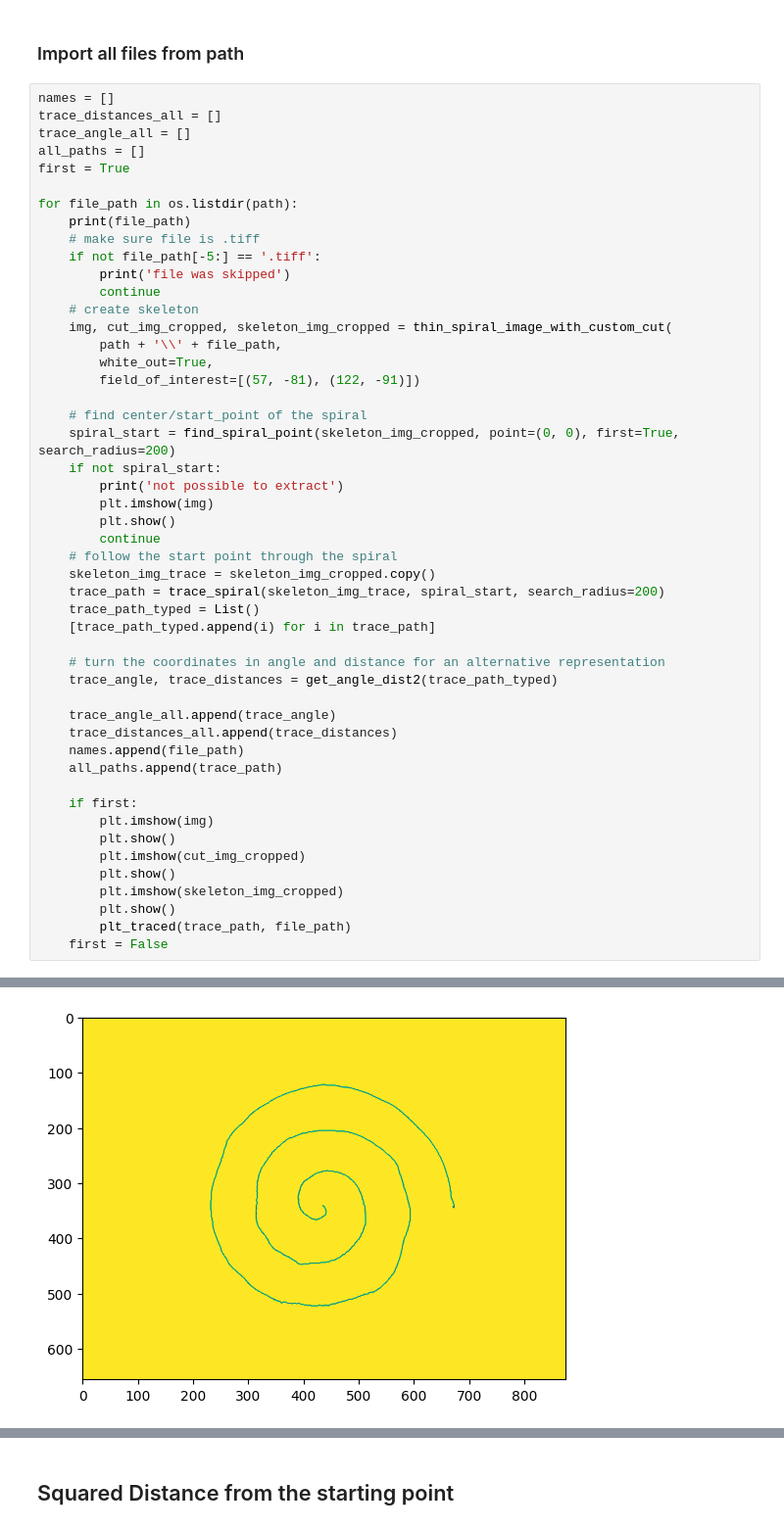
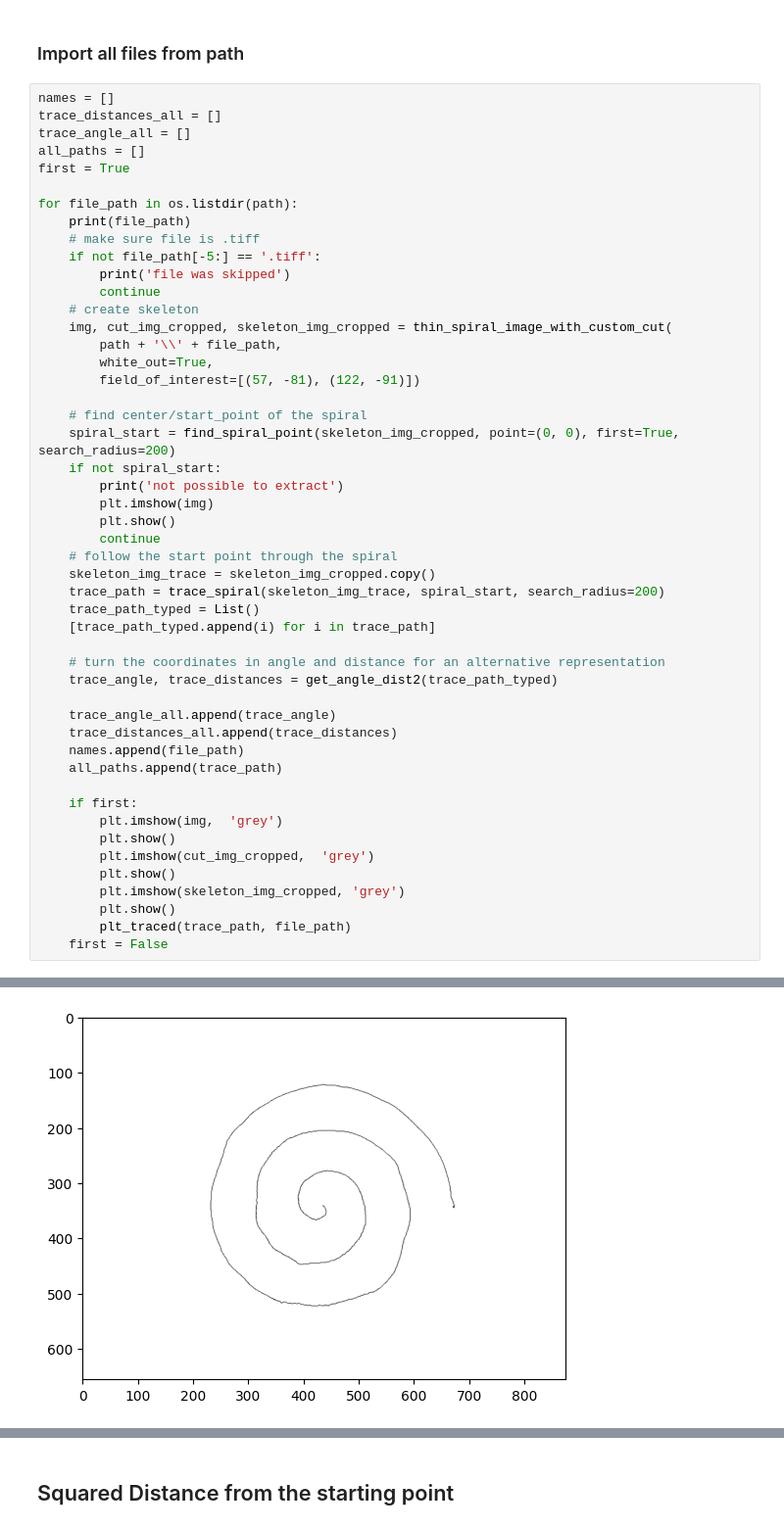
Before and after one commit to Falk0/AIA, a Jupyter notebook: run_all_files_cleaned.ipynb, the cells around one changed output, grey strips where cells are left out. Shown at 98% size. Drawn from its saved outputs; the diff is of its cells as text.

```diff
--- a/run_all_files_cleaned.ipynb
+++ b/run_all_files_cleaned.ipynb
@@ -64,11 +64,11 @@ for file_path in os.listdir(path):
     all_paths.append(trace_path)
 
     if first:
-        plt.imshow(img)
+        plt.imshow(img,  'grey')
         plt.show()
-        plt.imshow(cut_img_cropped)
+        plt.imshow(cut_img_cropped,  'grey')
         plt.show()
-        plt.imshow(skeleton_img_cropped)
+        plt.imshow(skeleton_img_cropped, 'grey')
         plt.show()
         plt_traced(trace_path, file_path)
     first = False
@@ -78 +78 @@ control1.tiff
-[figure, old version]
+[figure, new version]
```
Also changed, not shown: parts of 14 cells of this notebook.
